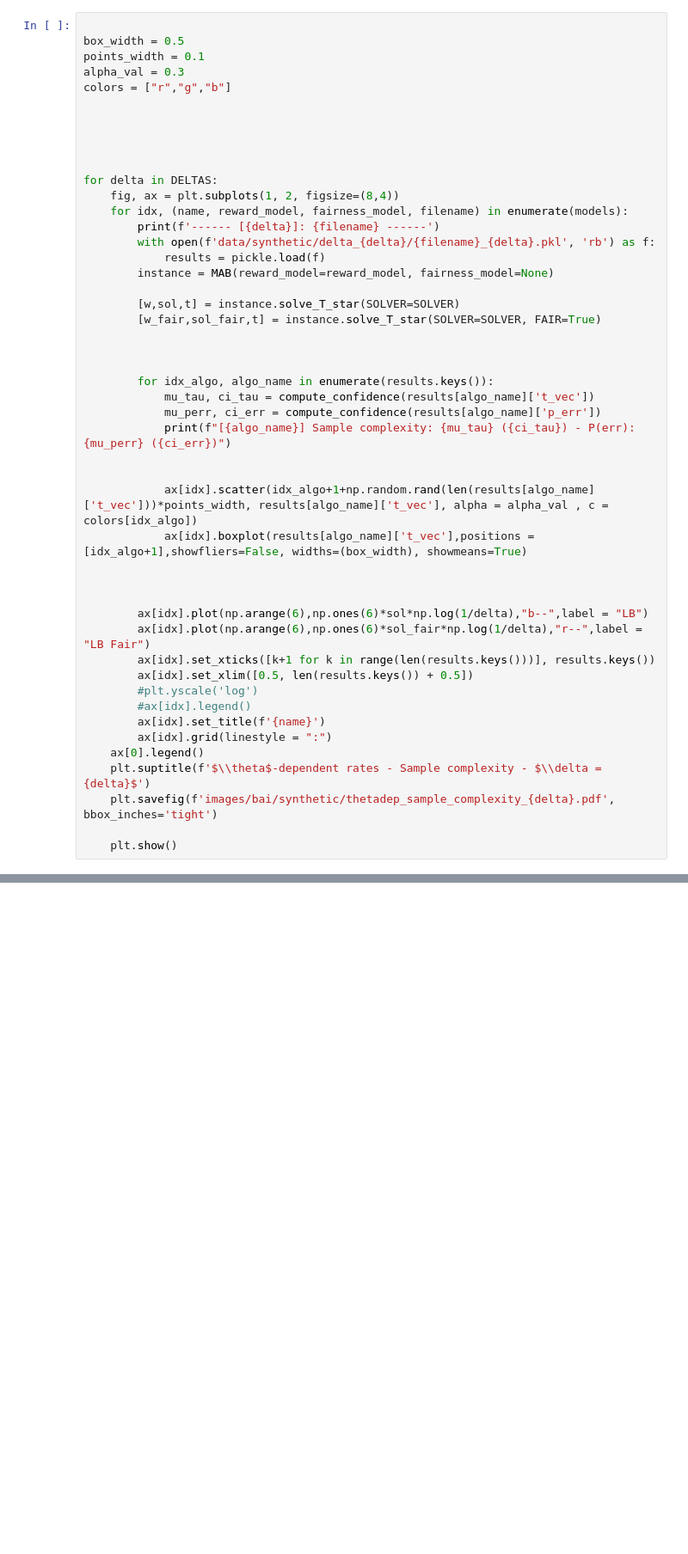
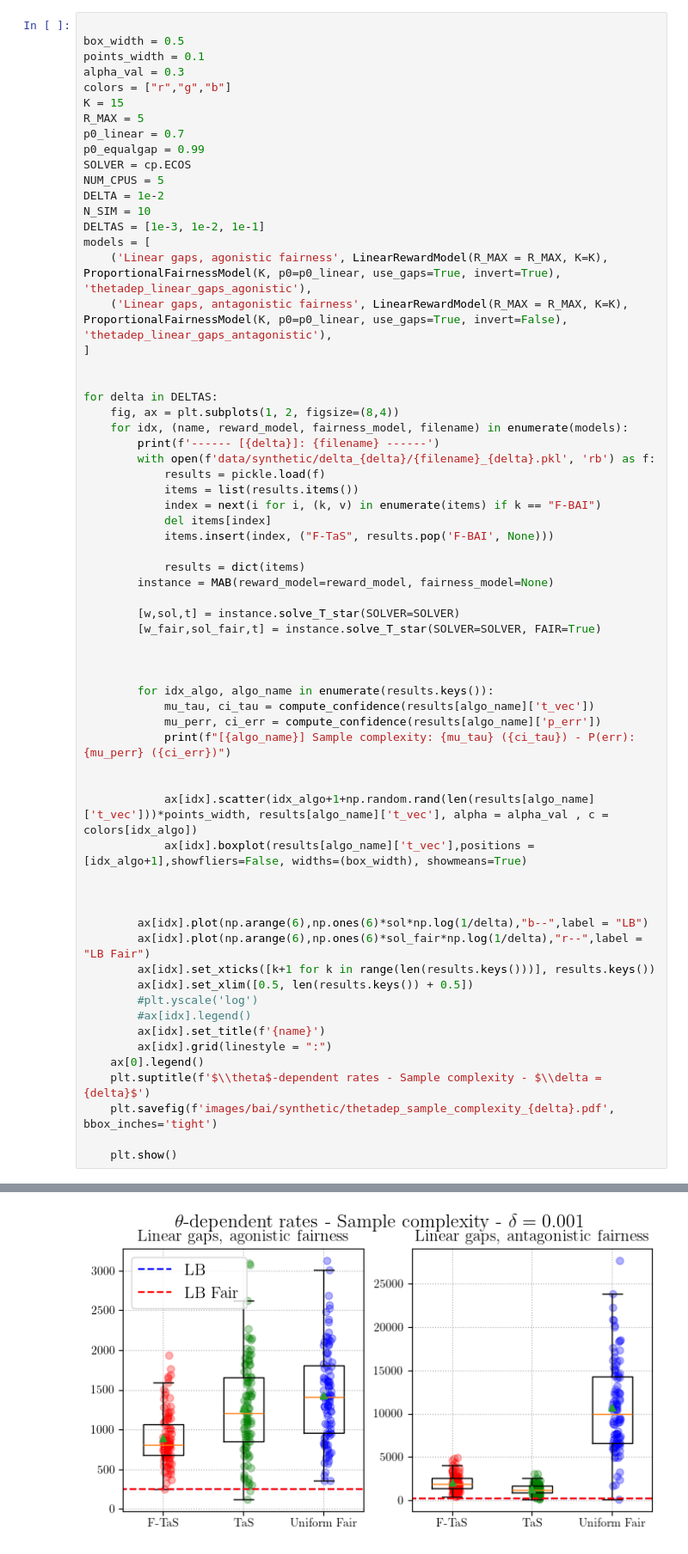
Before and after one commit to rssalessio/fair-best-arm-identification, a Jupyter notebook: analyse_result_thetadep.ipynb, the cells around one changed output, grey strips where cells are left out. Shown at 86% size. Cells and saved outputs as stored; diff of their text form; blank space fills up the shorter version.

```diff
--- a/analyse_result_thetadep.ipynb
+++ b/analyse_result_thetadep.ipynb
@@ -79,9 +79,19 @@ box_width = 0.5
 points_width = 0.1
 alpha_val = 0.3
 colors = ["r","g","b"]
-
-
-
+K = 15
+R_MAX = 5
+p0_linear = 0.7
+p0_equalgap = 0.99
+SOLVER = cp.ECOS
+NUM_CPUS = 5
+DELTA = 1e-2
+N_SIM = 10
+DELTAS = [1e-3, 1e-2, 1e-1]
+models = [
+    ('Linear gaps, agonistic fairness', LinearRewardModel(R_MAX = R_MAX, K=K), ProportionalFairnessModel(K, p0=p0_linear, use_gaps=True, invert=True), 'thetadep_linear_gaps_agonistic'),
+    ('Linear gaps, antagonistic fairness', LinearRewardModel(R_MAX = R_MAX, K=K), ProportionalFairnessModel(K, p0=p0_linear, use_gaps=True, invert=False), 'thetadep_linear_gaps_antagonistic'),
+]
 
 
 for delta in DELTAS:
@@ -90,6 +100,12 @@ for delta in DELTAS:
         print(f'------ [{delta}]: {filename} ------')
         with open(f'data/synthetic/delta_{delta}/{filename}_{delta}.pkl', 'rb') as f:
             results = pickle.load(f)
+            items = list(results.items())
+            index = next(i for i, (k, v) in enumerate(items) if k == "F-BAI")
+            del items[index]
+            items.insert(index, ("F-TaS", results.pop('F-BAI', None)))
+
+            results = dict(items)
         instance = MAB(reward_model=reward_model, fairness_model=None)
 
         [w,sol,t] = instance.solve_T_star(SOLVER=SOLVER)
@@ -121,3 +137,4 @@ for delta in DELTAS:
     plt.savefig(f'images/bai/synthetic/thetadep_sample_complexity_{delta}.pdf', bbox_inches='tight')
 
     plt.show()
+# %% [output]
@@ -123,0 +149 @@ for delta in DELTAS:
+[figure, added]
```
Also changed, not shown: parts of 3 cells of this notebook, 25 other files.
